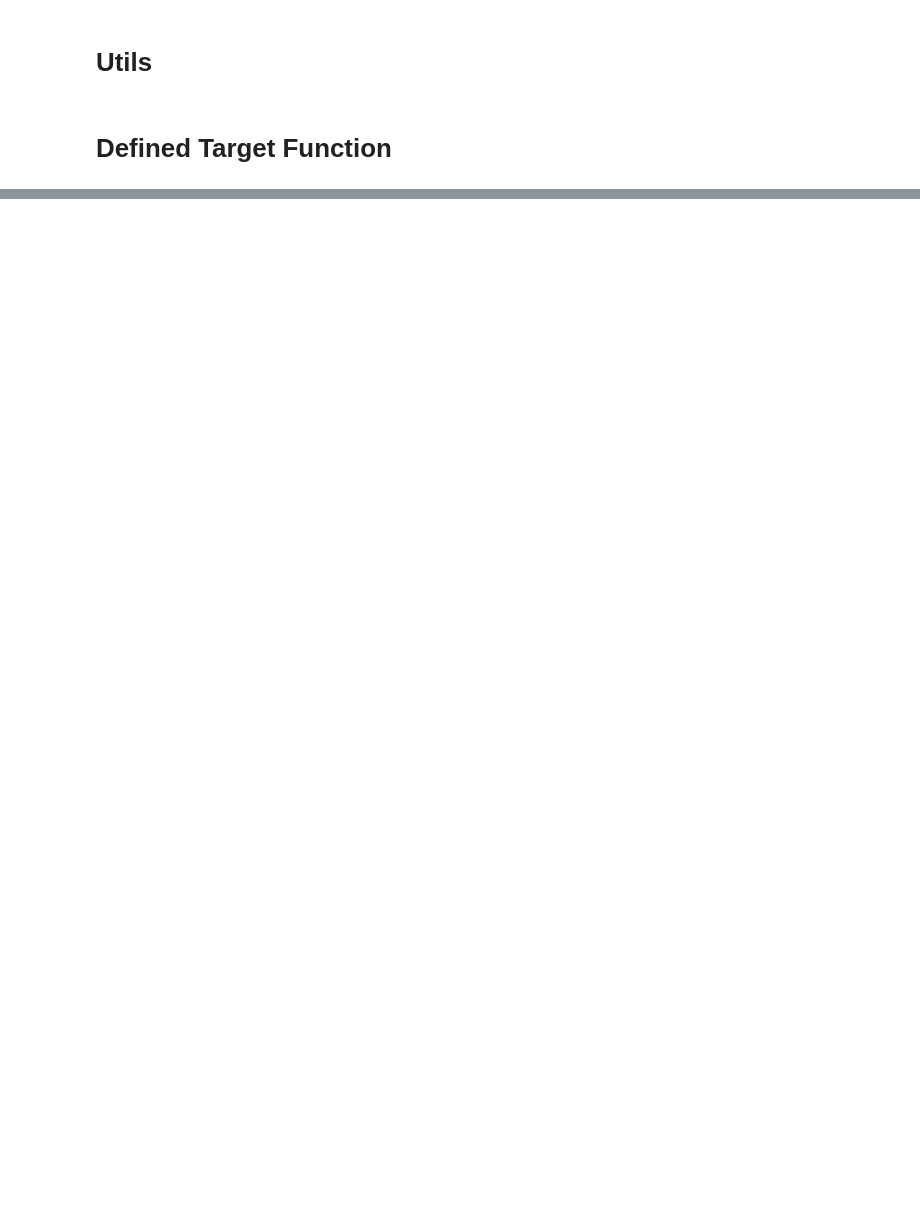
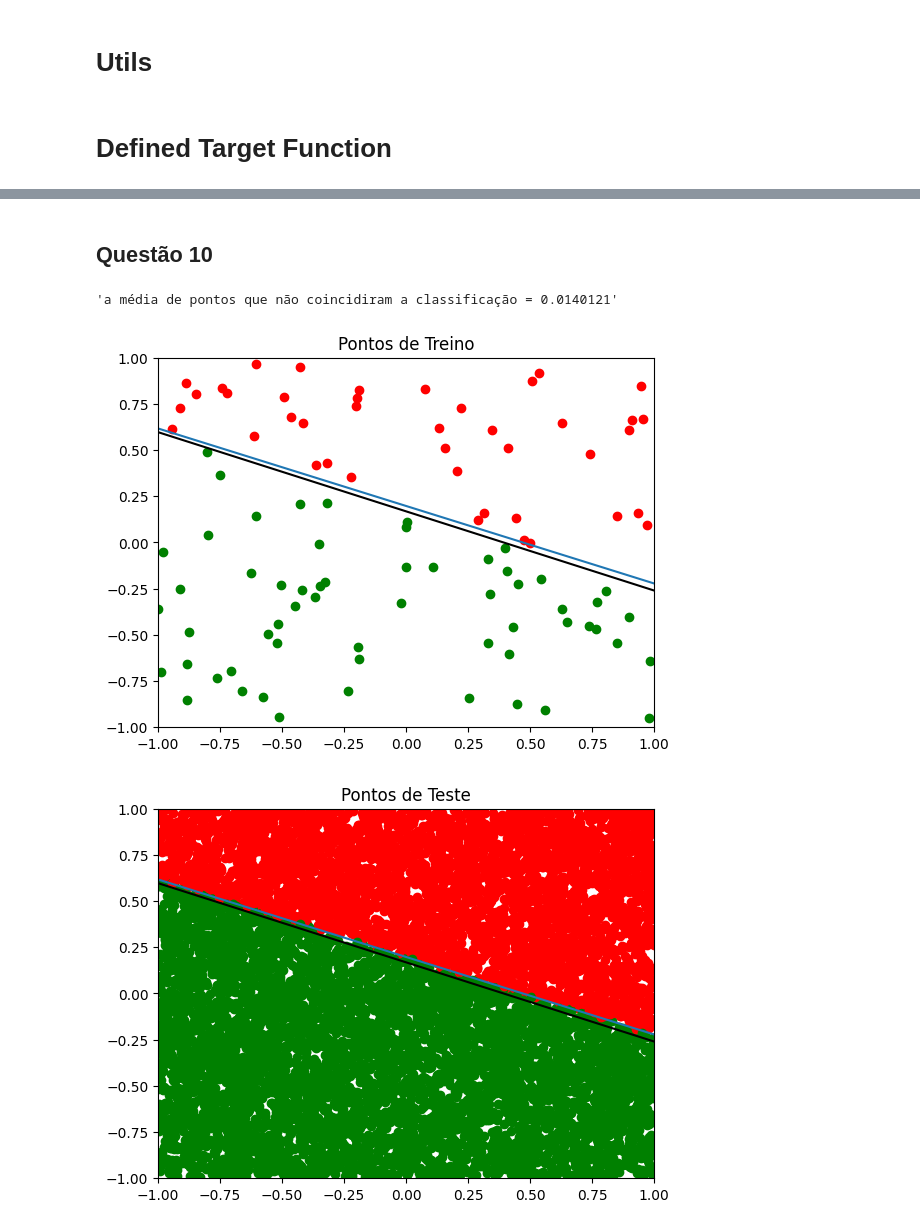
Before and after one commit to lagaleno/computational_intelligence, a Jupyter notebook: Lista1.ipynb, the cells around one changed output, grey strips where cells are left out. Cells and saved outputs as stored; diff of their text form; code cells hidden in the pictures; blank space fills up the shorter version.

```diff
--- a/Lista1.ipynb
+++ b/Lista1.ipynb
@@ -119,0 +271,8 @@ res = useTargetFunction(200)
+# %% [markdown]
+## Questão 10
+# %%
+testAccuracy(100, 10000, 1000)
+# %% [output]
+'a média de pontos que não coincidiram a classificação = 0.0140121'
+[figure, added]
+[figure, added]
```
Also changed, not shown: parts of 24 cells of this notebook.
